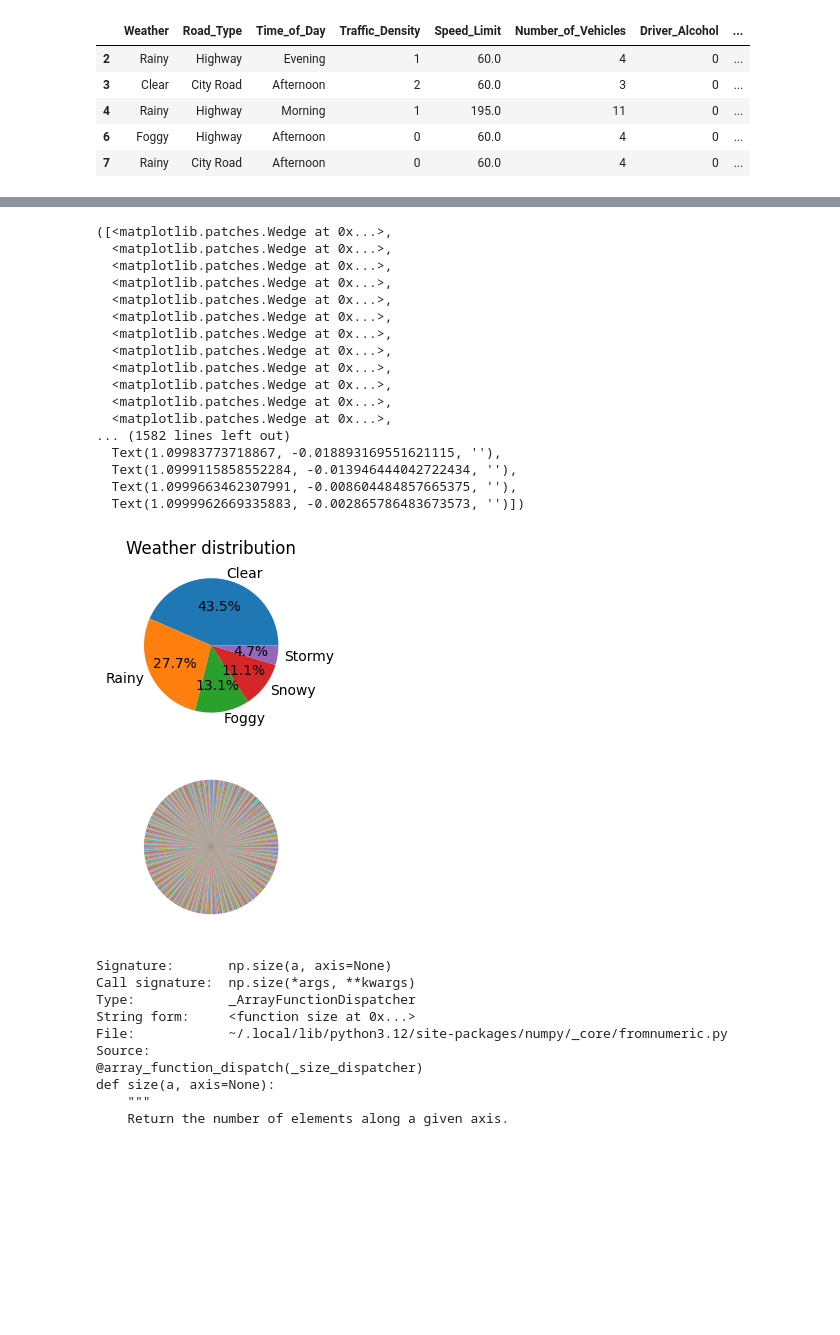
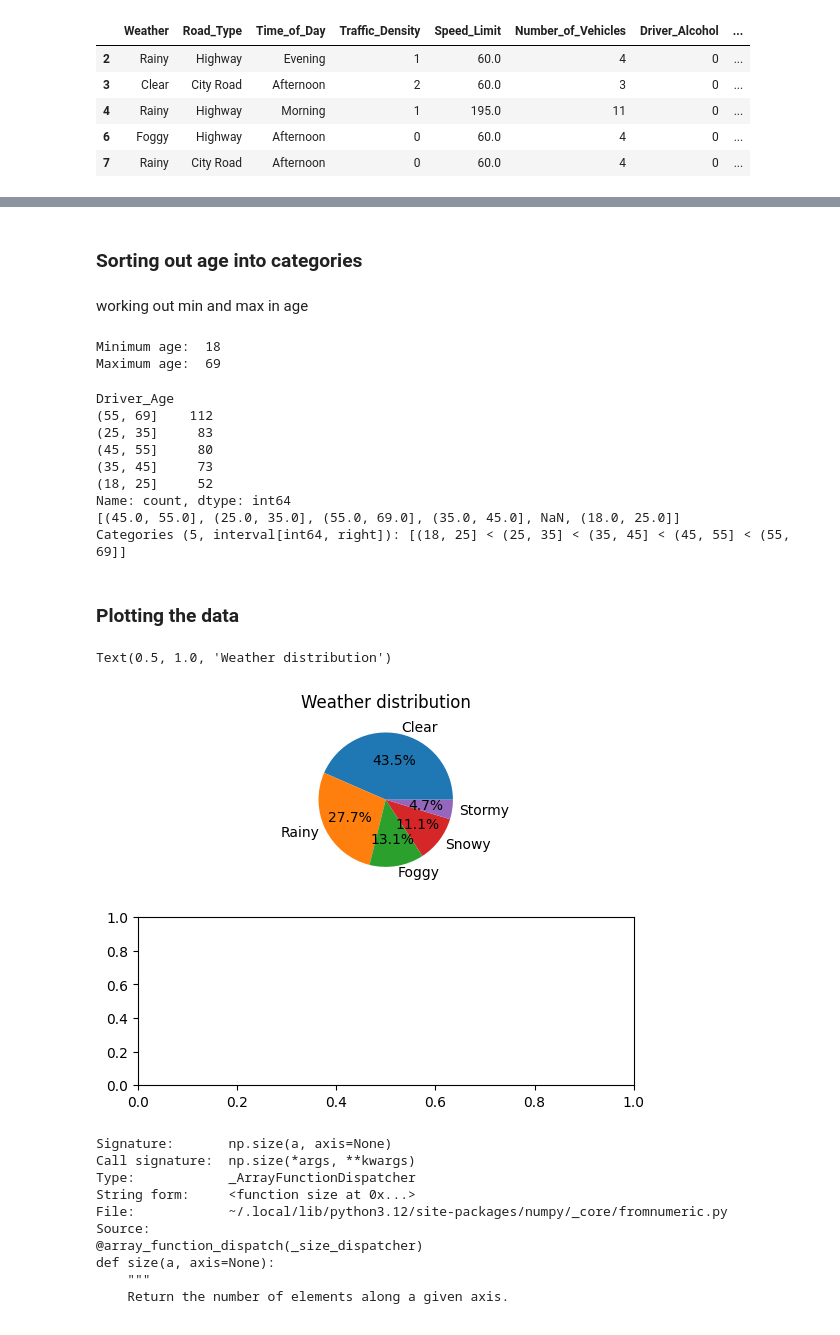
Before and after one commit to bigdog0044/Traffic-Accident-Prediction, a Jupyter notebook: main.ipynb, the cells around one changed output, grey strips where cells are left out. Drawn from its saved outputs; the diff is of its cells as text; code cells hidden in the pictures; blank space fills up the shorter version.

```diff
--- a/main.ipynb
+++ b/main.ipynb
@@ -66,49 +66,56 @@ data.head()
+# %% [markdown]
+<h3 >Sorting out age into categories </h3>
+# %% [markdown]
+working out min and max in age
+# %%
+print("Minimum age: ",data['Driver_Age'].min())
+print("Maximum age: ",data['Driver_Age'].max())
+# %% [output]
+Minimum age:  18
+Maximum age:  69
+# %%
+bins=[18,25,35,45,55,69]
+ageGroupLabels = ['18-25','26-35','36-45','46-55','56-69']
+
+ageGroups = pd.cut(data['Driver_Age'], bins)
+
+print(ageGroups.value_counts())
+
+print(data['bins'].unique())
+# %% [output]
+Driver_Age
+(55, 69]    112
+(25, 35]     83
+(45, 55]     80
+(35, 45]     73
+(18, 25]     52
+Name: count, dtype: int64
+[(45.0, 55.0], (25.0, 35.0], (55.0, 69.0], (35.0, 45.0], NaN, (18.0, 25.0]]
+Categories (5, interval[int64, right]): [(18, 25] < (25, 35] < (35, 45] < (45, 55] < (55, 69]]
+# %% [markdown]
+<h3>Plotting the data</h3>
 # %%
 #working out the proportion of each type of condiction
 
 fig,ax = plt.subplots(2)
 
 wordLabels = ["Clear","Rainy","Foggy","Snowy","Stormy"]
+totalWordArr = np.array([]).astype(int)
+
 ageLabels = np.array([]).astype(int)
-totalWordArr = np.array([]).astype(int)
 ageArr = np.array([]).astype(int)
+ageTotal = np.array([]).astype(int)
 
 for word in wordLabels:
     totalWordArr = np.append(totalWordArr,sum((data['Weather'] == word) == True))
     #print(f"Total amount of rows for {word} {sum((data['Weather'] == word) == True)}")
 
-#creating the labels for the age category
-for age in data['Driver_Age']:
-    ageArr = np.append(ageArr,age)
-
-    if ageLabels.size > 0:
-        if np.isin(ageLabels,age) == False:
-            ageArr = np.append(ageArr,age)
-    else:
-        ageLabels = np.append(ageLabels, age)
 
 ax[0].pie(totalWordArr, labels=wordLabels, autopct="%1.1f%%")
 ax[0].set_title("Weather distribution")
-ax[1].pie(ageArr)
 # %% [output]
-([<matplotlib.patches.Wedge at 0x...>,
-  <matplotlib.patches.Wedge at 0x...>,
-  <matplotlib.patches.Wedge at 0x...>,
-  <matplotlib.patches.Wedge at 0x...>,
-  <matplotlib.patches.Wedge at 0x...>,
-  <matplotlib.patches.Wedge at 0x...>,
-  <matplotlib.patches.Wedge at 0x...>,
-  <matplotlib.patches.Wedge at 0x...>,
-  <matplotlib.patches.Wedge at 0x...>,
-  <matplotlib.patches.Wedge at 0x...>,
-  <matplotlib.patches.Wedge at 0x...>,
-  <matplotlib.patches.Wedge at 0x...>,
-... (1582 lines left out)
-  Text(1.09983773718867, -0.018893169551621115, ''),
-  Text(1.0999115858552284, -0.013946444042722434, ''),
-  Text(1.0999663462307991, -0.008604484857665375, ''),
-  Text(1.0999962669335883, -0.002865786483673573, '')])
+Text(0.5, 1.0, 'Weather distribution')
-[figure, old version]
+[figure, new version]
 # %%
 np.size??
 # %% [output]
```
Also changed, not shown: parts of 1 cell of this notebook.
